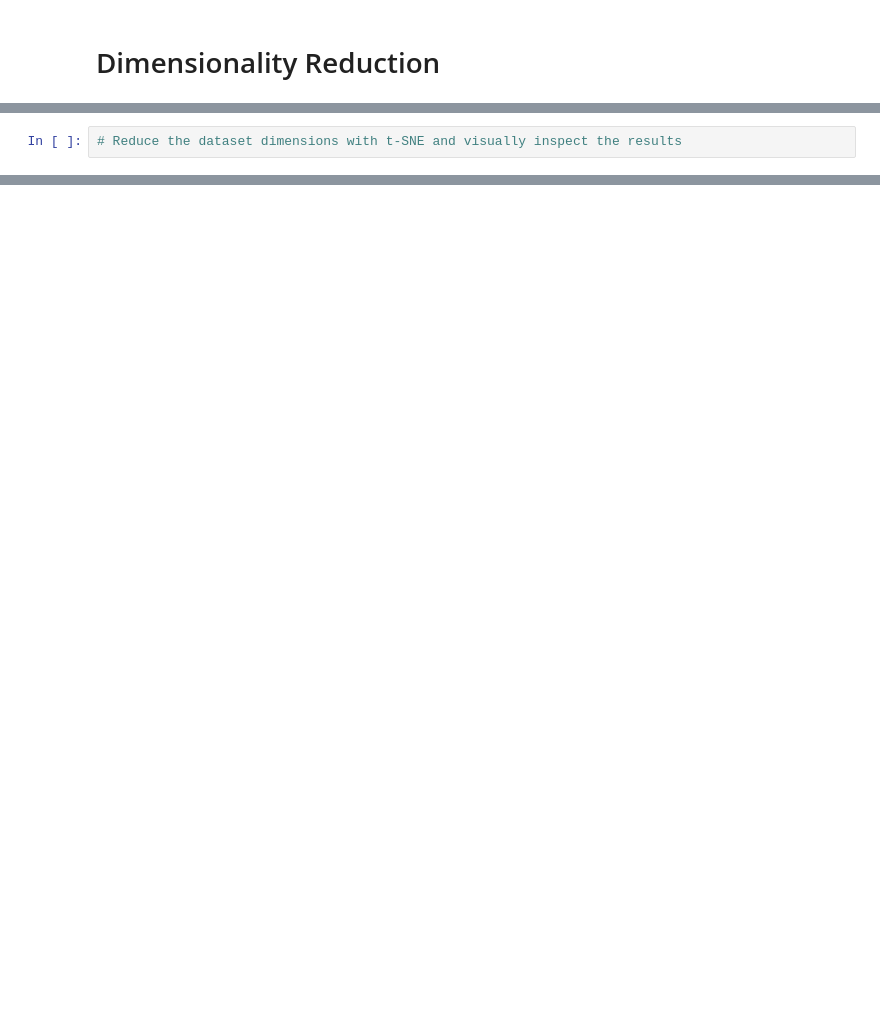
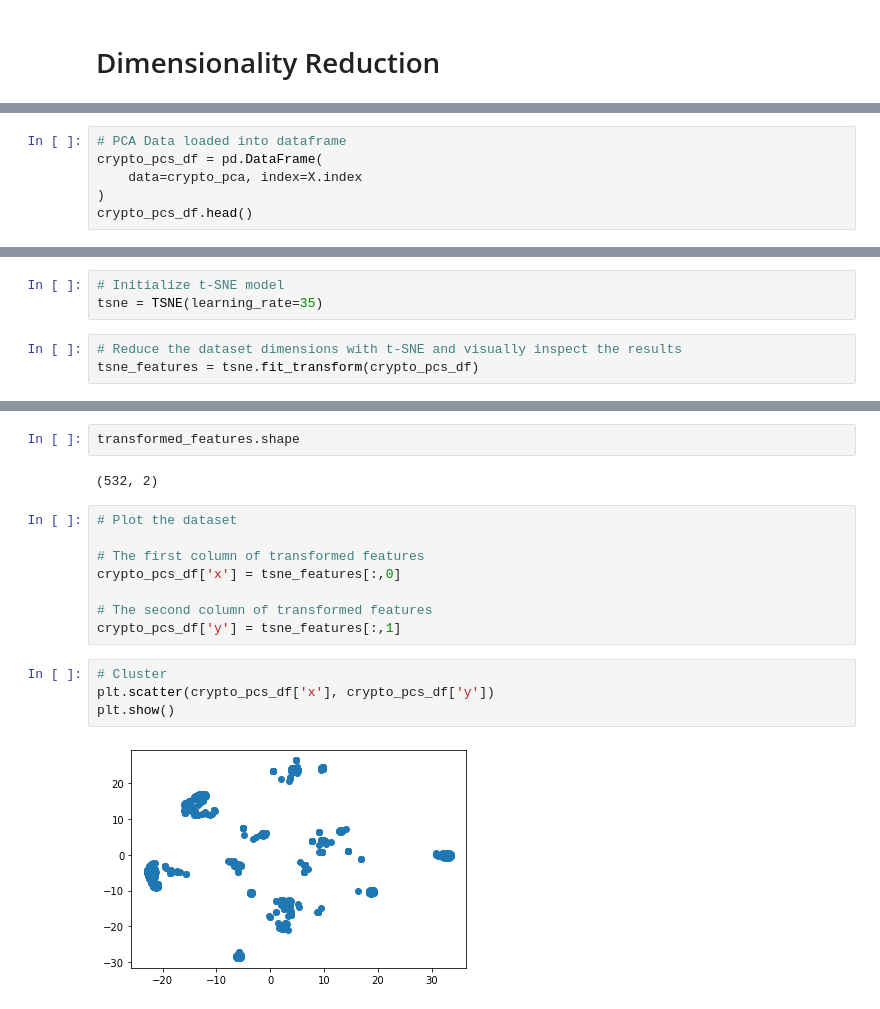
Before and after one commit to ItsGreyedOut/Unsupervised-Machine-Learning-Cryptocurrency-Clusters, a Jupyter notebook: CryptoCurrency_Clusters.ipynb, the cells around one changed output, grey strips where cells are left out. Drawn from its saved outputs; the diff is of its cells as text; blank space fills up the shorter version.

```diff
--- a/CryptoCurrency_Clusters.ipynb
+++ b/CryptoCurrency_Clusters.ipynb
@@ -169,0 +217,6 @@ array([[-0.11710817, -0.1528703 , -0.0433963 , -0.0433963 , -0.0433963 ,
+# %%
+# PCA Data loaded into dataframe
+crypto_pcs_df = pd.DataFrame(
+    data=crypto_pca, index=X.index
+)
+crypto_pcs_df.head()
@@ -170,2 +231,6 @@ array([[-0.11710817, -0.1528703 , -0.0433963 , -0.0433963 , -0.0433963 ,
+# %%
+# Initialize t-SNE model
+tsne = TSNE(learning_rate=35)
 # %%
 # Reduce the dataset dimensions with t-SNE and visually inspect the results
+tsne_features = tsne.fit_transform(crypto_pcs_df)
@@ -171,0 +249,18 @@ array([[-0.11710817, -0.1528703 , -0.0433963 , -0.0433963 , -0.0433963 ,
+# %%
+transformed_features.shape
+# %% [output]
+(532, 2)
+# %%
+# Plot the dataset
+
+# The first column of transformed features
+crypto_pcs_df['x'] = tsne_features[:,0]
+
+# The second column of transformed features
+crypto_pcs_df['y'] = tsne_features[:,1]
+# %%
+# Cluster
+plt.scatter(crypto_pcs_df['x'], crypto_pcs_df['y'])
+plt.show()
+# %% [output]
+[figure, added]
```
Also changed, not shown: parts of 20 cells of this notebook.
